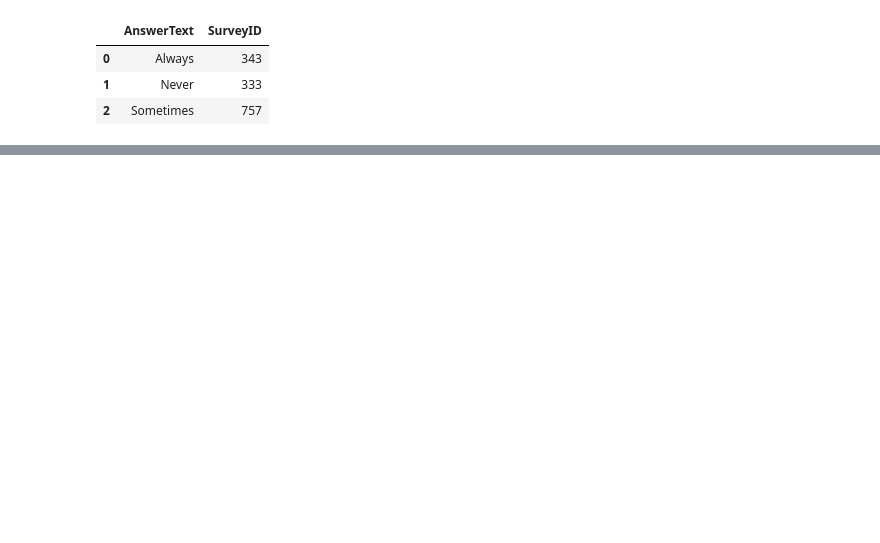
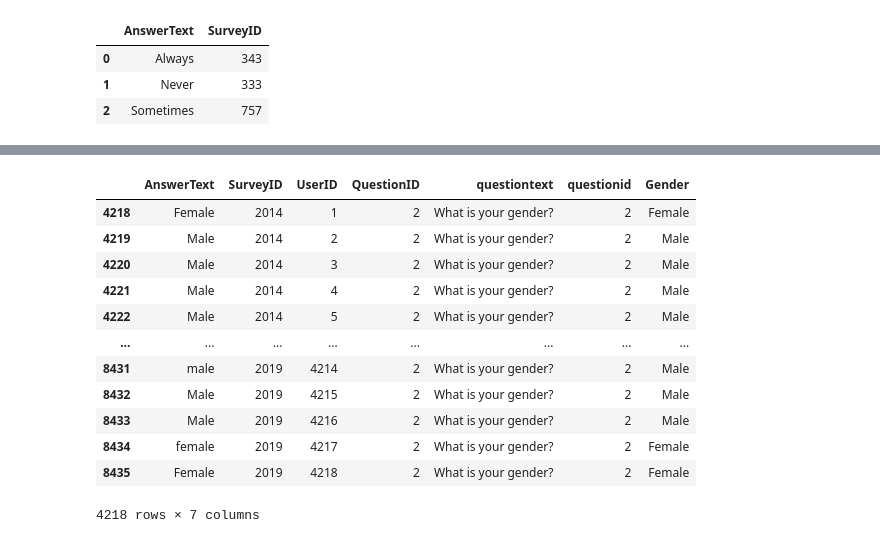
Before and after one commit to Imbravo/mentalhealth, a Jupyter notebook: mentalhealth.ipynb, the cells around one changed output, grey strips where cells are left out. Saved outputs shown, nothing was run; the diff lists cells and outputs as text; code cells hidden in the pictures; blank space fills up the shorter version.

```diff
--- a/mentalhealth.ipynb
+++ b/mentalhealth.ipynb
@@ -203,0 +227,37 @@ question_2.plot.bar(x='AnswerText', y='SurveyID', xlabel='Respuesta', ylabel='Ca
+# %%
+def gender_filter(x):
+    if ('female' in x) or ('Female' in x):
+        return 'Female'
+    elif ('male' in x) or ('Male' in x):
+        return 'Male'
+    elif 'queer' in x:
+        return 'Queer'
+    elif ('non binary' in x) or ('non-binary' in x) or ('nonbinary' in x):
+        return 'Non-binary'
+    elif ('trans' in x) or ('Trans' in x):
+        return 'Trans'
+    elif ('Agender' in x):
+        return 'Agender'
+    elif 'Androgyn' in x:
+        return 'Angrogynous'
+    elif 'fluid' in x:
+        return 'Genderfluid'
+    else:
+        return 'Other'
+
+question_3['Gender'] = question_3['AnswerText'].apply(gender_filter)
+question_3
+# %% [output]
+|  | AnswerText | SurveyID | UserID | QuestionID | questiontext | questionid | Gender |
+| 4218 | Female | 2014 | 1 | 2 | What is your gender? | 2 | Female |
+| 4219 | Male | 2014 | 2 | 2 | What is your gender? | 2 | Male |
+| 4220 | Male | 2014 | 3 | 2 | What is your gender? | 2 | Male |
+| 4221 | Male | 2014 | 4 | 2 | What is your gender? | 2 | Male |
+| 4222 | Male | 2014 | 5 | 2 | What is your gender? | 2 | Male |
+| ... | ... | ... | ... | ... | ... | ... | ... |
+| 8431 | male | 2019 | 4214 | 2 | What is your gender? | 2 | Male |
+| 8432 | Male | 2019 | 4215 | 2 | What is your gender? | 2 | Male |
+| 8433 | Male | 2019 | 4216 | 2 | What is your gender? | 2 | Male |
+| 8434 | female | 2019 | 4217 | 2 | What is your gender? | 2 | Female |
+| 8435 | Female | 2019 | 4218 | 2 | What is your gender? | 2 | Female |
+4218 rows × 7 columns
```
Also changed, not shown: parts of 6 cells of this notebook.
